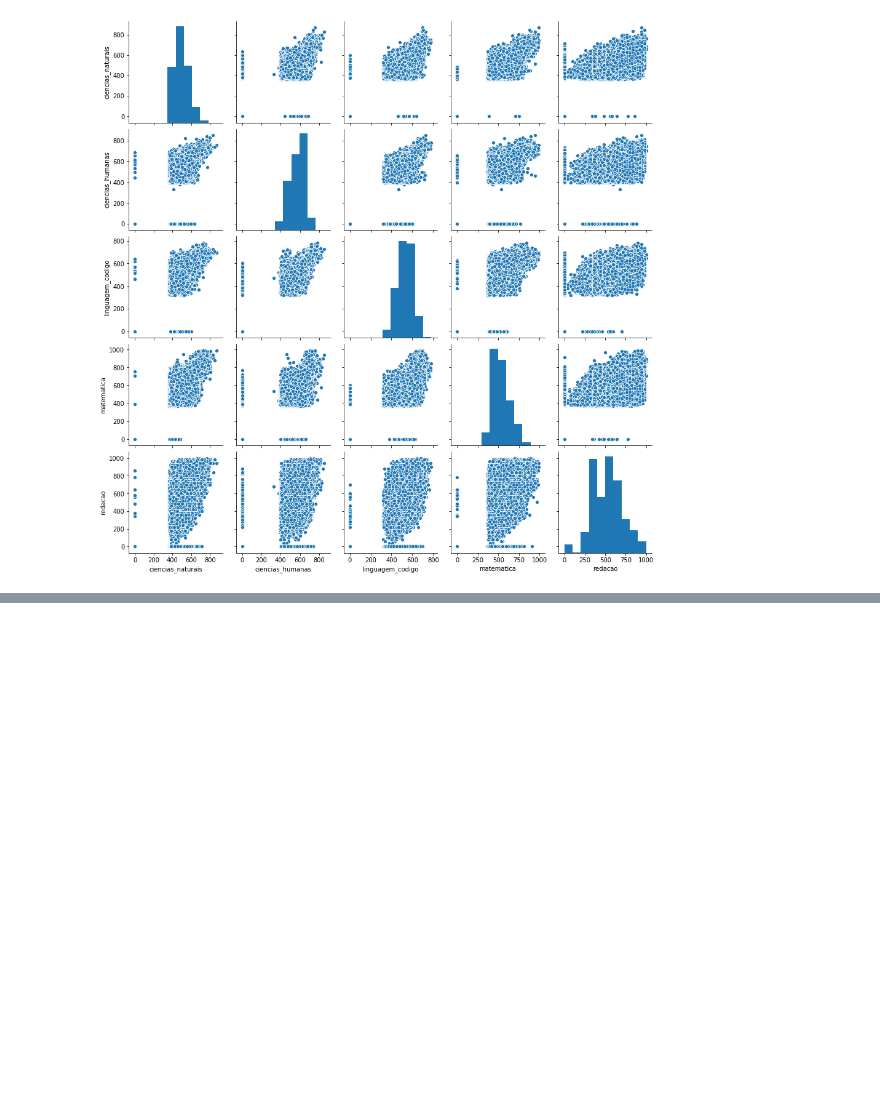
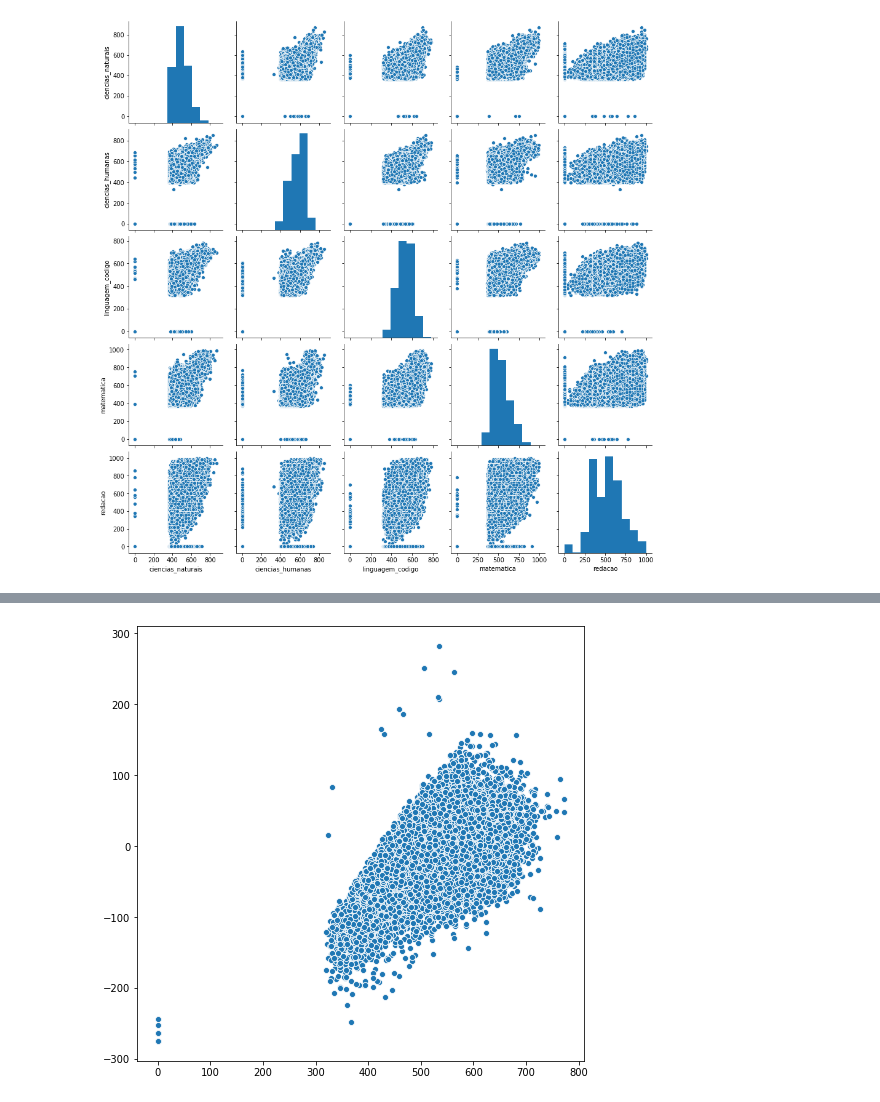
Before and after one commit to luisgustavoullmann/quarentenadados, a Jupyter notebook: QuarentenaDados - Aulas 4 e 5.ipynb, the cells around one changed output, grey strips where cells are left out. Drawn from its saved outputs; the diff is of its cells as text; code cells hidden in the pictures; blank space fills up the shorter version.

```diff
--- a/QuarentenaDados - Aulas 4 e 5.ipynb
+++ b/QuarentenaDados - Aulas 4 e 5.ipynb
@@ -116,0 +235,14 @@ sns.pairplot(dados_notas)
+# %%
+plt.figure(figsize=(8,8))
+# eixo x - nota da pessoa
+# eixo y - nota da pessoa - predição
+sns.scatterplot(x=y_teste.values, y= y_teste.values - predicoes_notas)
+plt.show()
+
+# Grafíco apresenta o erro em função das notas,
+# dando notas mais altas para quem já tinha alta
+# e cada vez mais notas mais baixas para quem tirou menos
+# Assim, no gráfico vemos um vies para os grupos de notas por pessoa
+# Seria melhor apresentado num gráfico de valor esperado por erro
+# %% [output]
+[figure, added]
```
Also changed, not shown: parts of 25 cells of this notebook.
